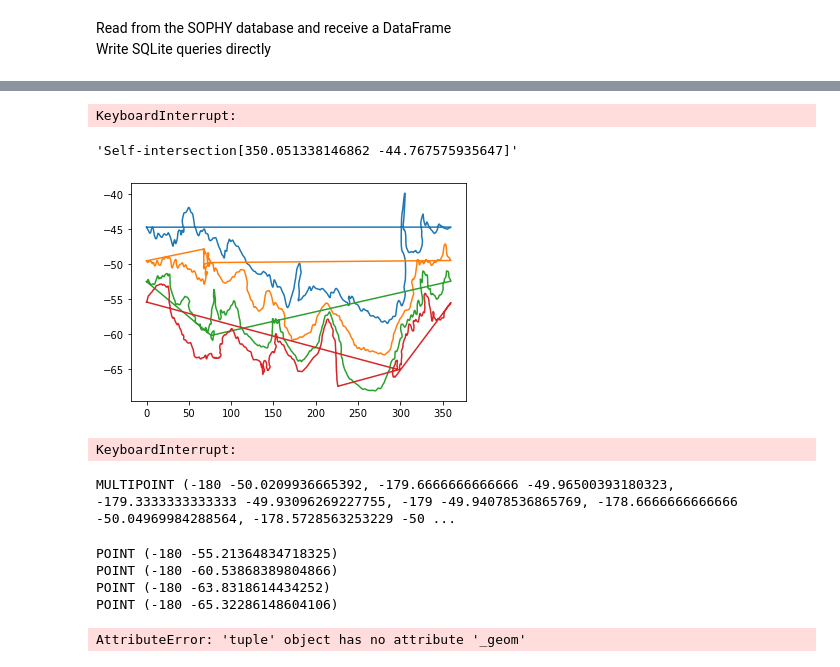
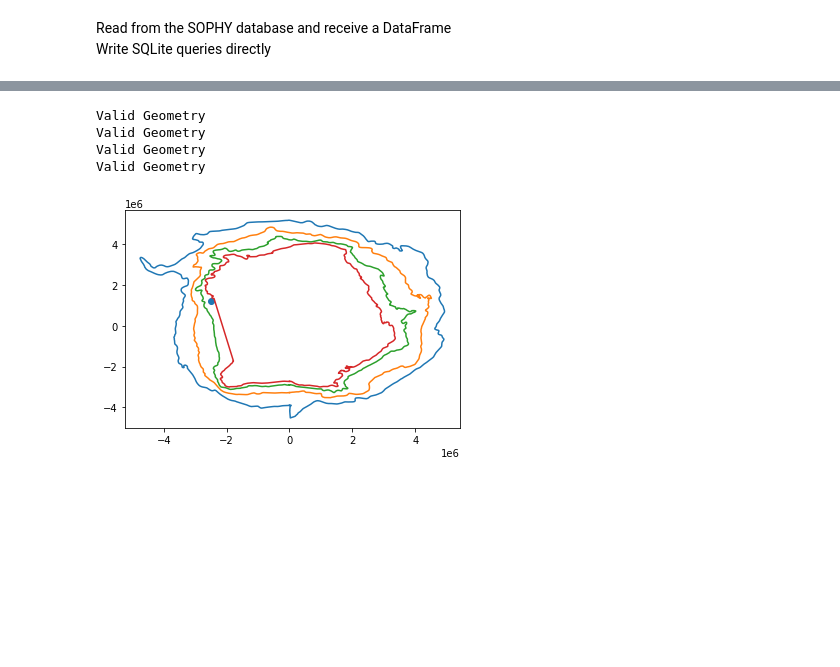
Before and after one commit to ayushnag/sophy, a Jupyter notebook: db/sophy_db.ipynb, the cells around one changed output, grey strips where cells are left out. Cells and saved outputs as stored; diff of their text form; code cells hidden in the pictures; blank space fills up the shorter version.

Commit message:
misc. updates and fixes

```diff
--- a/db/sophy_db.ipynb
+++ b/db/sophy_db.ipynb
@@ -110,7 +81,7 @@ utm = pyproj.CRS('EPSG:9354')
 # plt.plot(lat, lon)
 # plt.show()
 # # ax.plot(front[0], front[1], marker='o', linestyle='', color=colors[i], transform=ccrs.PlateCarree())
-
+temp = [0, 1550, 1734, 1488]
 transformed: list = []
 
 for f in orsi_fronts:
@@ -118,22 +89,19 @@ for f in orsi_fronts:
     extra = np.where(front[0] < 0)
     lat, lon = np.delete(front[0], extra), np.delete(front[1], extra)
     lat, lon = lat[~np.isnan(lat)], lon[~np.isnan(lon)]
-    result = wgs84.transform_points(lat, lon, src_crs=utm)
+    x = np.stack((lat, lon))
     plt.plot(lat, lon)
 plt.show()
-# %% [output]
-KeyboardInterrupt:
 # %%
 front = orsi_fronts[0].T
-extra = np.where(front[0] < 0)
+extra = np.where(front[0] > 180)
 lat, lon = np.delete(front[0], extra), np.delete(front[1], extra)
 lat, lon = lat[~np.isnan(lat)], lon[~np.isnan(lon)]
+misc = np.arange(20, 40)
+lat, lon = np.delete(lat, misc), np.delete(lon, misc)
 polygon_geom = Polygon(zip(lat, lon))
-shapely.validation.explain_validity(polygon_geom)
 # ax.add_geometries([polygon_geom], crs=ccrs.SouthPolarStereo(), facecolor='b', edgecolor='red', alpha=0.8)
 # plt.show()
-# %% [output]
-'Self-intersection[350.051338146862 -44.767575935647]'
 # %%
 for i in range(len(orsi_fronts)):
     front = orsi_fronts[i].T
@@ -144,25 +112,22 @@ for i in range(len(orsi_fronts)):
     x, y = polygon_geom.exterior.xy
     plt.plot(x, y)
 plt.show()
-# %% [output]
-[figure, removed]
 # %%
 wgs84 = pyproj.CRS('EPSG:4326')
-utm = pyproj.CRS('EPSG:9354')
+utm = pyproj.CRS('EPSG:3031')
 
 project = pyproj.Transformer.from_crs(wgs84, utm, always_xy=True).transform
 f = transform(project, polygon_geom)
-test = transform(project, Point(350.051338146862, -46.767575935647))
+test = transform(project, Point(-140, -60))
 
 
 x, y = f.exterior.xy
 plt.plot(x, y)
-plt.scatter(350.051338146862, -44.767575935647)
+plt.scatter(test.x, test.y)
 plt.show()
-
-print(polygon_geom.contains(Point(-183, -60)))
+f
+# shapely.validation.explain_validity(thing)
+#TODO: Remove anomalies with xy bounding box
-# %% [output]
-KeyboardInterrupt:
 # %%
 mat_data: dict = sio.loadmat("../data/fronts/ys_fronts.mat")
 # mat_data = ([[lat1, lon1], [lat2, lon2]], [[lat1, lon1], ...], ...)
@@ -182,8 +147,6 @@ for i in range(len(orsi_fronts)):
     fronts.append(MultiPoint(np.stack((lat, lon), axis=-1)))
 
 print(fronts[0])
-# %% [output]
-MULTIPOINT (-180 -50.0209936665392, -179.6666666666666 -49.96500393180323, -179.3333333333333 -49.93096269227755, -179 -49.94078536865769, -178.6666666666666 -50.04969984288564, -178.5728563253229 -50 ...
 # %%
 p = Point(-183, -56)
 p1 = nearest_points(p, fronts[0])
@@ -198,9 +161,45 @@ print(p.distance(p1))
 print(p.distance(p2))
 print(p.distance(p3))
 print(p.distance(p4))
-# %% [output]
-POINT (-180 -55.21364834718325)
-POINT (-180 -60.53868389804866)
-POINT (-180 -63.8318614434252)
-POINT (-180 -65.32286148604106)
-AttributeError: 'tuple' object has no attribute '_geom'
+# %%
+# Writes the Kim & Orsi 2014 fronts to a shapefile
+mat_data: dict = sio.loadmat("../data/fronts/ys_fronts.mat")
+# fronts = ([[lat1, lon1], [lat2, lon2]], [[lat1, lon1], ...], ...)
+orsi_fronts: tuple = mat_data['ys_fronts'].tolist()[0][0]
+# filters out extra data and only keeps the 4 Southern Ocean fronts
+orsi_fronts = orsi_fronts[:4]
+colors = ['c', 'b', 'g', 'r']
+wgs84 = pyproj.CRS('EPSG:4326')
+utm = pyproj.CRS('EPSG:3031')
+project = pyproj.Transformer.from_crs(wgs84, utm, always_xy=True).transform
+
+misc = ((44, 2633), (0, 2305), (0, 2614), (60, 2154))
+shapes: list = []
+
+
+for i in range(len(orsi_fronts)):
+    # front = orsi_fronts[i].T
+    front_df = pd.DataFrame(data=orsi_fronts[i], columns=['Latitude', 'Longitude'], index=np.arange(len(orsi_fronts[i])))
+    front_df = front_df.iloc[misc[i][0]:misc[i][1]]
+    front_df = front_df[front_df.Latitude <= 180]
+    # extra = np.where(front[0] > 180)
+    # lat, lon = np.delete(front[0], extra), np.delete(front[1], extra)
+    # lat, lon = lat[~np.isnan(lat)], lon[~np.isnan(lon)]
+    # lat, lon = np.delete(lat, misc[i]), np.delete(lon, misc[i])
+    shape = Polygon(zip(front_df.Latitude, front_df.Longitude))
+    f = transform(project, shape)
+    shapes.append(f)
+    print(shapely.validation.explain_validity(f))
+    x, y = f.exterior.xy
+    plt.plot(x, y)
+plt.scatter(-2494548.002, 1195276.366)
+plt.show()
+
+# thing = Polygon(zip(x.tolist(), y.tolist()))
+# shapely.validation.explain_validity(thing)
+# %% [output]
+Valid Geometry
+Valid Geometry
+Valid Geometry
+Valid Geometry
+[figure, added]
```
Also changed, not shown: parts of 7 cells of this notebook, 3 other files.
